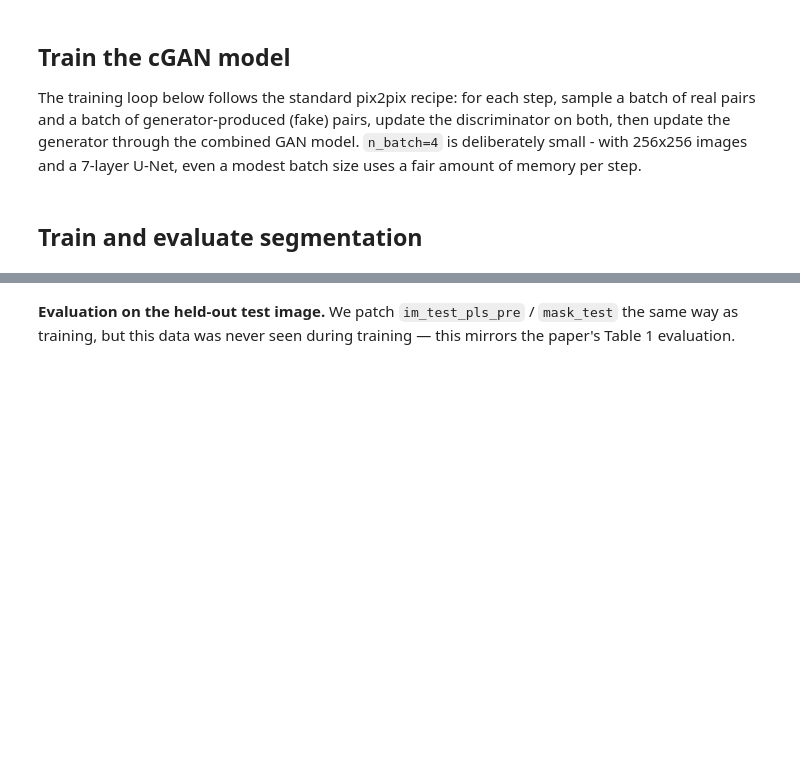
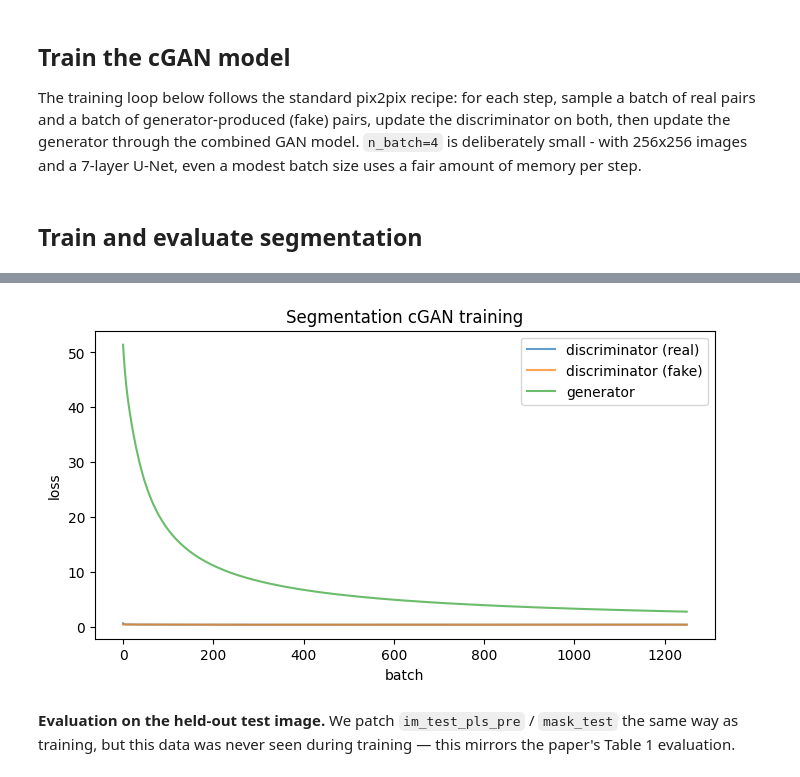
Before and after one commit to LizaGenke/Chemometric-approaches-to-hyperspectral-processing, a Jupyter notebook: 2026/generative_modelling.ipynb, the cells around one changed output, grey strips where cells are left out. Cells and saved outputs as stored; diff of their text form; code cells hidden in the pictures; blank space fills up the shorter version.

```diff
--- a/2026/generative_modelling.ipynb
+++ b/2026/generative_modelling.ipynb
@@ -291,7 +310,7 @@ def decoder_block(layer_in, skip_in, n_filters, dropout=True):
     return g
 
 
-def define_generator(image_shape, out_channels=1):
+def define_generator(image_shape, out_channels=1, out_activation='sigmoid'):
     init = RandomNormal(stddev=0.02)
     in_image = Input(shape=image_shape)
     e1 = define_encoder_block(in_image, 64, batchnorm=False)
@@ -311,7 +330,7 @@ def define_generator(image_shape, out_channels=1):
     d6 = decoder_block(d5, e2, 128, dropout=False)
     d7 = decoder_block(d6, e1, 64, dropout=False)
     g = Conv2DTranspose(out_channels, (4, 4), strides=(2, 2), padding='same', kernel_initializer=init)(d7)
-    out_image = Activation('sigmoid')(g)
+    out_image = Activation(out_activation)(g)
     model = Model(in_image, out_image)
     return model
 
@@ -418,19 +435,17 @@ def plot_history(history, title=''):
 # %% [markdown]
 ## Train and evaluate segmentation
 # %%
-image_shape = X_scaled.shape[1:]     # (256, 256, n_pls_components)
-mask_shape = mask_scaled.shape[1:]   # (256, 256, 1)
-
 d_model_seg = define_discriminator(image_shape, mask_shape)
-g_model_seg = define_generator(image_shape, out_channels=1)
+g_model_seg = define_generator(image_shape, out_channels=1, out_activation='sigmoid')
 gan_model_seg = define_gan(g_model_seg, d_model_seg, image_shape)
 
 dataset_seg = [X_scaled, mask_scaled]
 
 # In P.Mishra's paper the segmentation cGAN was trained for 100 epochs, but for this demo we shall just run 10
 history_seg = train(d_model_seg, g_model_seg, gan_model_seg, dataset_seg,
-                     n_epochs=10, n_batch=4, out_dir='data/generative_modelling/segmentation_run')
-g_model_seg.save(f'{data_path}/g_model_seg.keras')
-plot_history(history_seg, title='Segmentation cGAN training')
+                     n_epochs=10, n_batch=4, out_dir=f'{results_path}/segmentation_run')
+if not IN_COLAB:  # on Colab we use the pre-trained model from the data folder instead
+    g_model_seg.save(f'{data_path}/g_model_seg.keras')
+    save_history(history_seg, 'g_model_seg')
 # %% [output]
 WARNING: All log messages before absl::InitializeLog() is called are written to STDERR
@@ -470,3 +476,9 @@ WARNING:absl:You are saving your model as an HDF5 file via `model.save()` or `ke
+# %%
+# Saved training curves are shown if training was skipped or stopped
+plot_history(history_seg if 'history_seg' in globals() else load_history('g_model_seg'),
+             title='Segmentation cGAN training')
+# %% [output]
+[figure, added]
 # %% [markdown]
 **Evaluation on the held-out test image.** We patch `im_test_pls_pre` / `mask_test` the same way as training, but this data was never seen during training — this mirrors the paper's Table 1 evaluation.
 # %%
```
Also changed, not shown: parts of 28 cells of this notebook, 2 other files.
